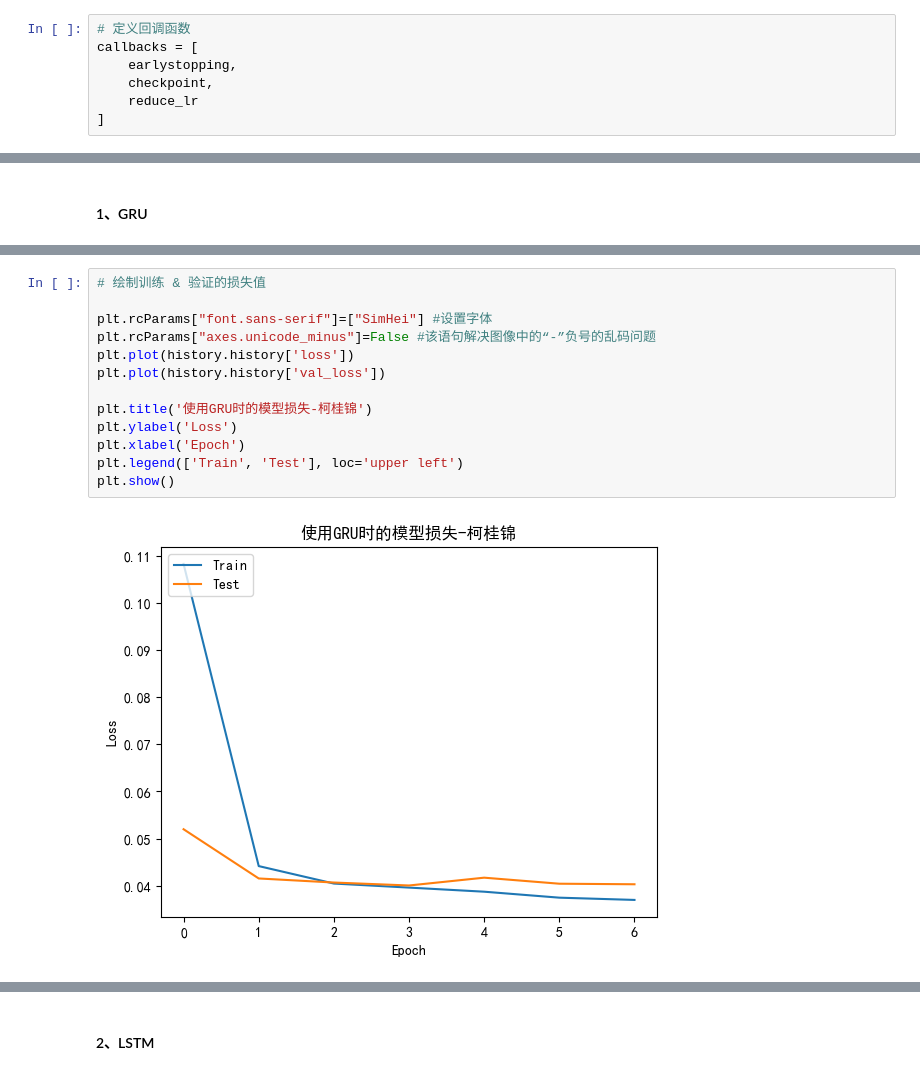
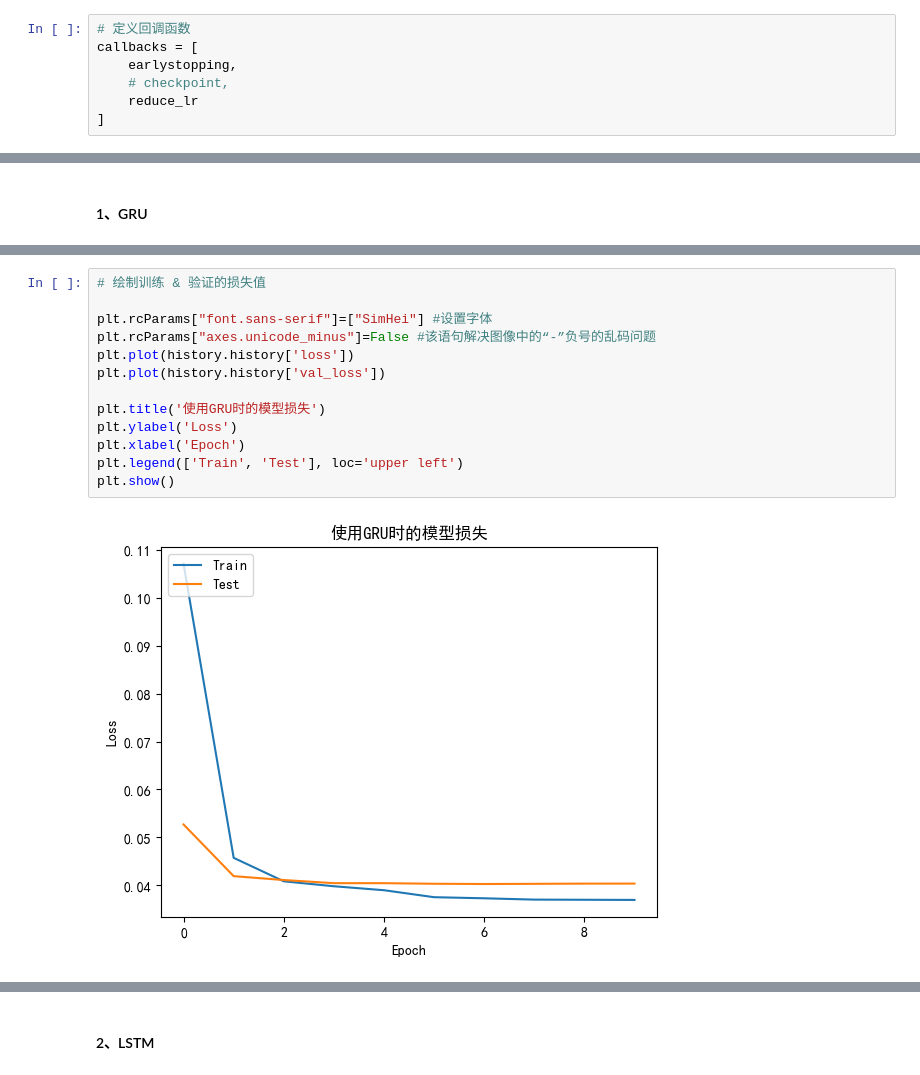
Before and after one commit to moonchildink/WeiboCommentEmotionAnalysis, a Jupyter notebook: process.ipynb, the cells around one changed output, grey strips where cells are left out. Cells and saved outputs as stored; diff of their text form.

```diff
--- a/process.ipynb
+++ b/process.ipynb
@@ -417,7 +417,7 @@ reduce_lr = ReduceLROnPlateau(monitor='val_loss',
 # 定义回调函数
 callbacks = [
     earlystopping,
-    checkpoint,
+    # checkpoint,
     reduce_lr
 ]
 # %% [markdown]
@@ -458,18 +470,18 @@ Accuracy: 98.25%
 # %%
 # 绘制训练 & 验证的损失值
 
 plt.rcParams["font.sans-serif"]=["SimHei"] #设置字体
 plt.rcParams["axes.unicode_minus"]=False #该语句解决图像中的“-”负号的乱码问题
 plt.plot(history.history['loss'])
 plt.plot(history.history['val_loss'])
 
-plt.title('使用GRU时的模型损失-柯桂锦')
+plt.title('使用GRU时的模型损失')
 plt.ylabel('Loss')
 plt.xlabel('Epoch')
 plt.legend(['Train', 'Test'], loc='upper left')
 plt.show()
 # %% [output]
-[figure, old version]
+[figure, new version]
 # %%
 plt.plot(history.history['accuracy'])
 plt.plot(history.history['val_accuracy'])
```
Also changed, not shown: parts of 33 cells of this notebook, 4 other files.
